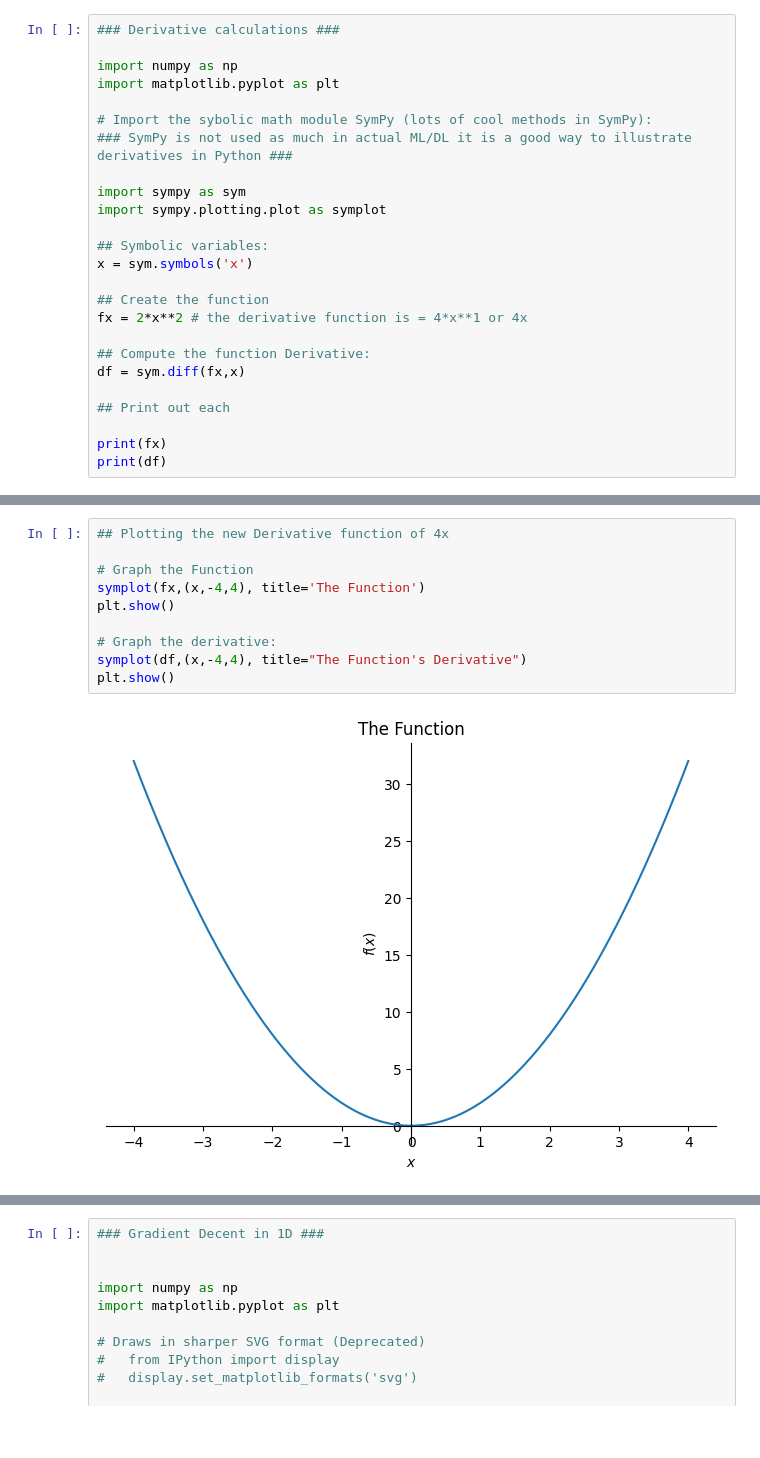
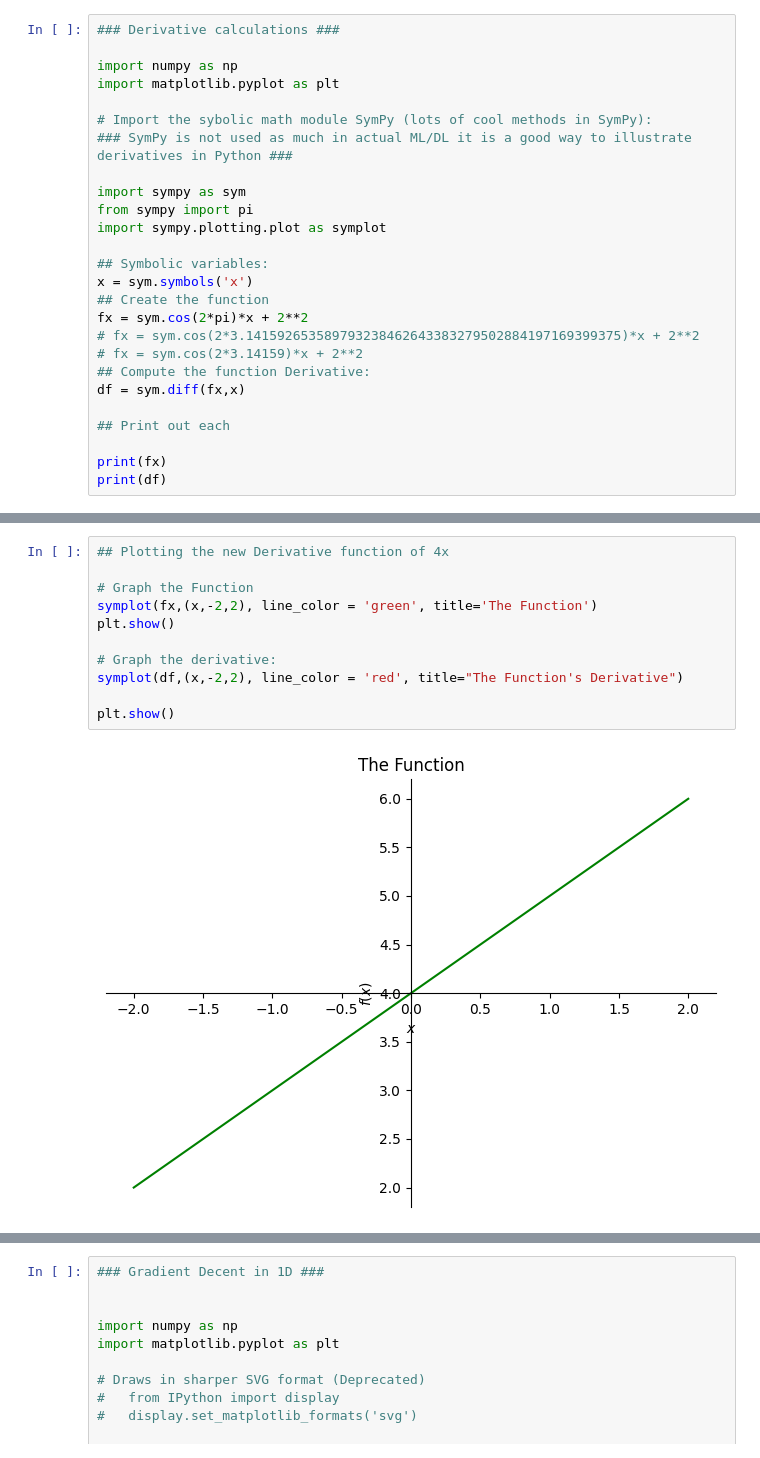
Before and after one commit to Twinspeedr/P_School, a Jupyter notebook: notebooks/MikeXClass/CodeChallenge1_DUDL.ipynb, the cells around one changed output, grey strips where cells are left out. Saved outputs shown, nothing was run; the diff lists cells and outputs as text; blank space fills up the shorter version.

```diff
--- a/notebooks/MikeXClass/CodeChallenge1_DUDL.ipynb
+++ b/notebooks/MikeXClass/CodeChallenge1_DUDL.ipynb
@@ -10,14 +10,15 @@ import matplotlib.pyplot as plt
 ### SymPy is not used as much in actual ML/DL it is a good way to illustrate derivatives in Python ###
 
 import sympy as sym
+from sympy import pi
 import sympy.plotting.plot as symplot
 
 ## Symbolic variables:
 x = sym.symbols('x')
-
 ## Create the function
-fx = 2*x**2 # the derivative function is = 4*x**1 or 4x
-
+fx = sym.cos(2*pi)*x + 2**2
+# fx = sym.cos(2*3.141592653589793238462643383279502884197169399375)*x + 2**2
+# fx = sym.cos(2*3.14159)*x + 2**2
 ## Compute the function Derivative:
 df = sym.diff(fx,x)
 
@@ -31,12 +32,13 @@ print(df)
 # %%
 ## Plotting the new Derivative function of 4x
 
 # Graph the Function
-symplot(fx,(x,-4,4), title='The Function')
+symplot(fx,(x,-2,2), line_color = 'green', title='The Function')
 plt.show()
 
 # Graph the derivative:
-symplot(df,(x,-4,4), title="The Function's Derivative")
+symplot(df,(x,-2,2), line_color = 'red', title="The Function's Derivative")
+
 plt.show()
 # %% [output]
-[figure, old version]
+[figure, new version]
```
Also changed, not shown: parts of 5 cells of this notebook.
